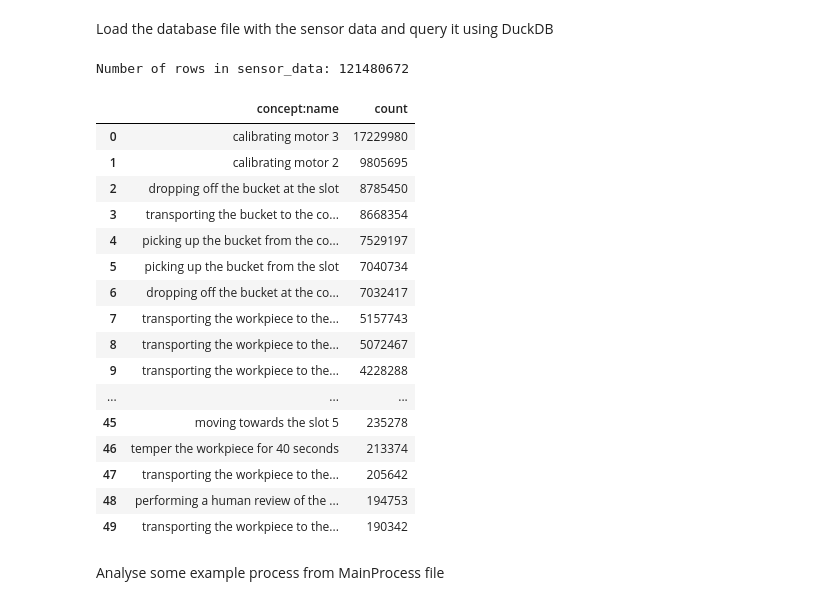
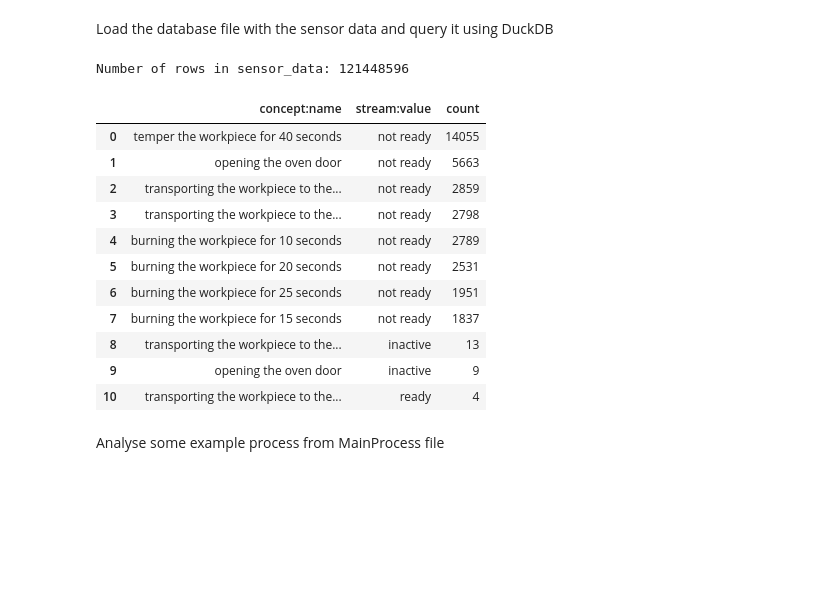
Before and after one commit to Olive305/Bachelor-thesis, a Jupyter notebook: Data/IoT enriched event log paper/document_log_content.ipynb, the cells around one changed output. Drawn from its saved outputs; the diff is of its cells as text; code cells hidden in the pictures; blank space fills up the shorter version.

Commit message:
Fixed sensor data loading (ram issue) and changes in jupyter notebook

```diff
--- a/Data/IoT enriched event log paper/document_log_content.ipynb
+++ b/Data/IoT enriched event log paper/document_log_content.ipynb
@@ -289,7 +289,7 @@ parquet_dir = os.path.join(xes_directory, "parquet")
 con = duckdb.connect(database=':memory:')
 
 # Collect all .parquet files in the directory
-parquet_file = os.path.join(parquet_dir, "all_combined.parquet")
+parquet_file = os.path.join(parquet_dir, "all_combined_new.parquet")
 
 # Ensure there are files to process
 if not os.path.exists(parquet_file):
@@ -309,54 +309,51 @@ print(f"Number of rows in sensor_data: {row_count}")
 # Print column names
 if False:
     info_df = con.execute("PRAGMA table_info('sensor_data')").df()
     print("\nColumns and types in sensor_data:")
     print(info_df['name'])
 
 # Show a sample of the data
 if False:
     print("\nSample rows from sensor_data:")
     sample_df = con.execute("SELECT * FROM sensor_data LIMIT 5").df()
     display(sample_df)
 
 
 # ------------------------
 # Enter query here
 # ------------------------
 
 df_sensor_grouped = con.execute("""
     SELECT
-        "concept:name", COUNT(*) AS count
+        "concept:name", "stream:value", COUNT(*) AS count
     FROM sensor_data
-    GROUP BY "concept:name"
+    WHERE "org:resource" = 'ov_1'
+    AND "stream:observation" = 'http://iot.uni-trier.de/StreamDataAnnotationOnto#OV_1_Property_Current_State'
+    GROUP BY "concept:name", "stream:value"
     ORDER BY count DESC
-    LIMIT 50
+
 """).df()
 
 # ------------------------
 
 pd.set_option('display.max_colwidth', None)
 pd.set_option('display.width', None)
 pd.set_option('display.max_columns', None)
 display(df_sensor_grouped)
 # %% [output]
-Number of rows in sensor_data: 121480672
+Number of rows in sensor_data: 121448596
-|  | concept:name | count |
-| 0 | calibrating motor 3 | 17229980 |
-| 1 | calibrating motor 2 | 9805695 |
-| 2 | dropping off the bucket at the slot | 8785450 |
-| 3 | transporting the bucket to the co... | 8668354 |
-| 4 | picking up the bucket from the co... | 7529197 |
-| 5 | picking up the bucket from the slot | 7040734 |
-| 6 | dropping off the bucket at the co... | 7032417 |
-| 7 | transporting the workpiece to the... | 5157743 |
-| 8 | transporting the workpiece to the... | 5072467 |
-| 9 | transporting the workpiece to the... | 4228288 |
-| ... | ... | ... |
-| 45 | moving towards the slot 5 | 235278 |
-| 46 | temper the workpiece for 40 seconds | 213374 |
-| 47 | transporting the workpiece to the... | 205642 |
-| 48 | performing a human review of the ... | 194753 |
-| 49 | transporting the workpiece to the... | 190342 |
+|  | concept:name | stream:value | count |
+| 0 | temper the workpiece for 40 seconds | not ready | 14055 |
+| 1 | opening the oven door | not ready | 5663 |
+| 2 | transporting the workpiece to the... | not ready | 2859 |
+| 3 | transporting the workpiece to the... | not ready | 2798 |
+| 4 | burning the workpiece for 10 seconds | not ready | 2789 |
+| 5 | burning the workpiece for 20 seconds | not ready | 2531 |
+| 6 | burning the workpiece for 25 seconds | not ready | 1951 |
+| 7 | burning the workpiece for 15 seconds | not ready | 1837 |
+| 8 | transporting the workpiece to the... | inactive | 13 |
+| 9 | opening the oven door | inactive | 9 |
+| 10 | transporting the workpiece to the... | ready | 4 |
 # %% [markdown]
 Analyse some example process from MainProcess file
 # %%
```
Also changed, not shown: parts of 10 cells of this notebook, 5 other files.
